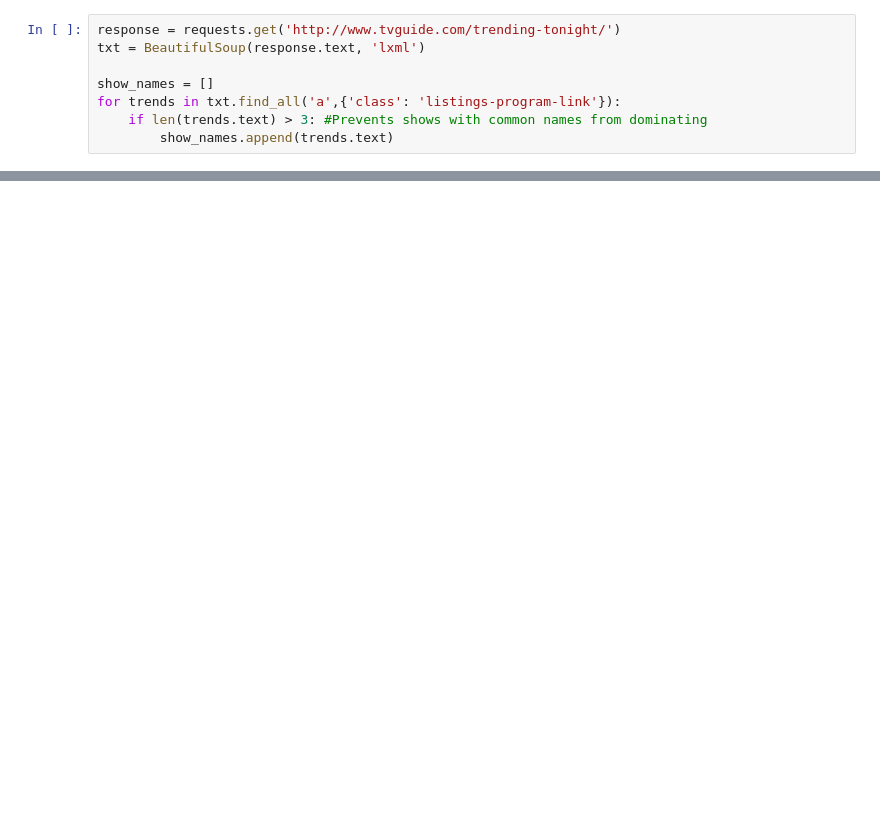
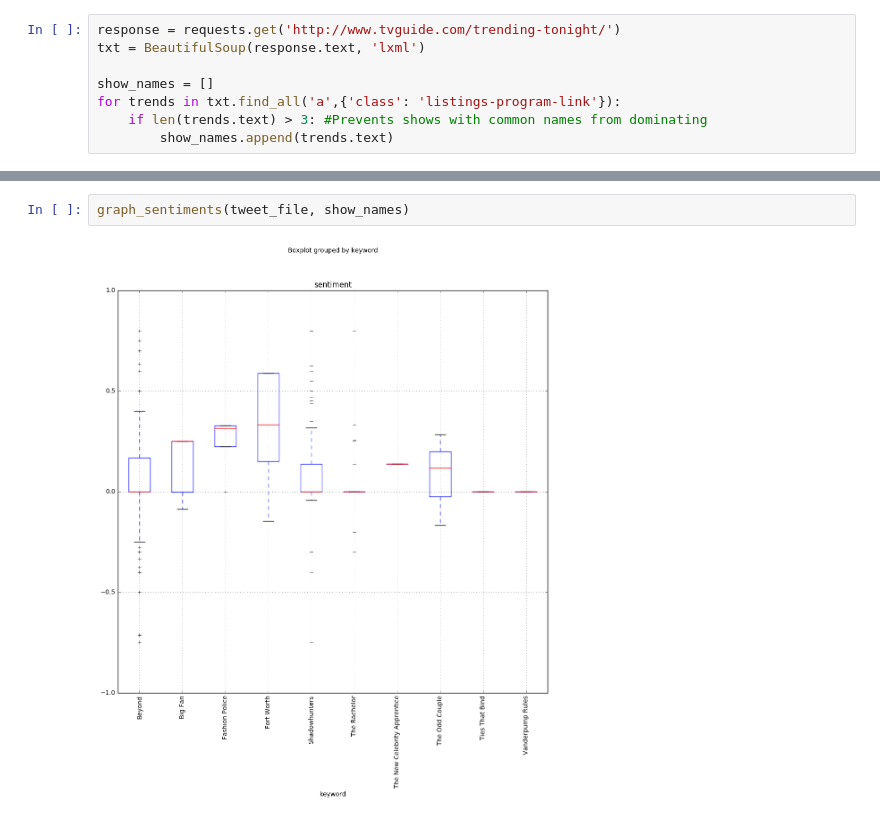
Before and after one commit to spsnively/Analysis_with_Twitter_API, a Jupyter notebook: Twitter.ipynb, the cells around one changed output, grey strips where cells are left out. Cells and saved outputs as stored; diff of their text form; blank space fills up the shorter version.

```diff
--- a/Twitter.ipynb
+++ b/Twitter.ipynb
@@ -73,0 +105,4 @@ graph_tweets(tweet_file, show_names)
+# %%
+graph_sentiments(tweet_file, show_names)
+# %% [output]
+[figure, added]
```
Also changed, not shown: parts of 4 cells of this notebook.
